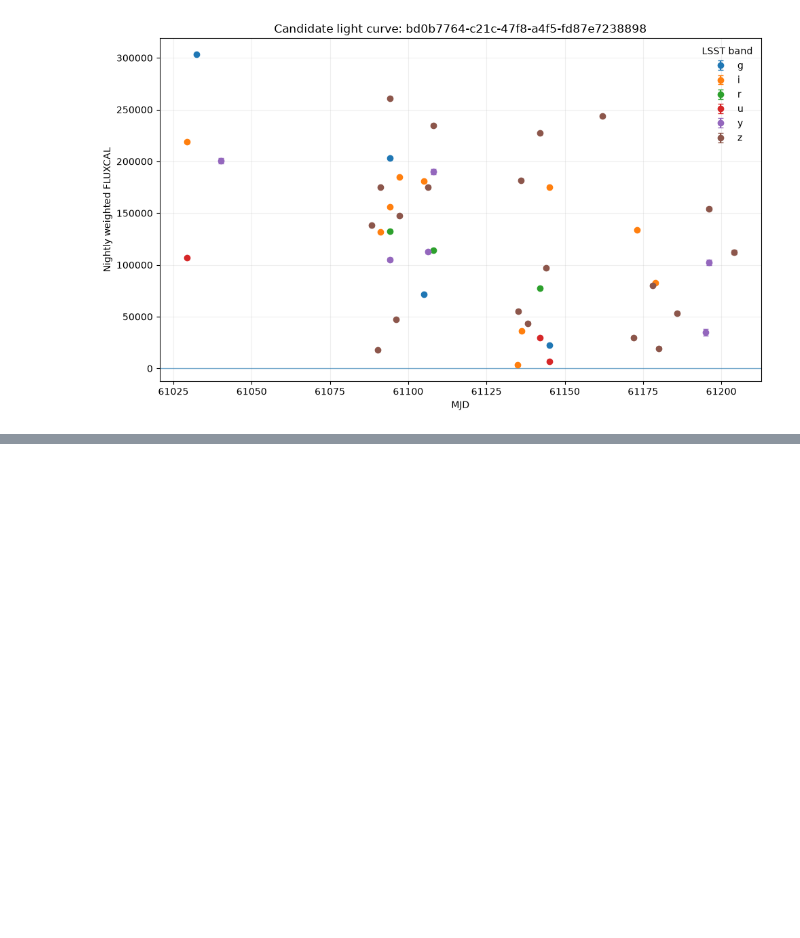
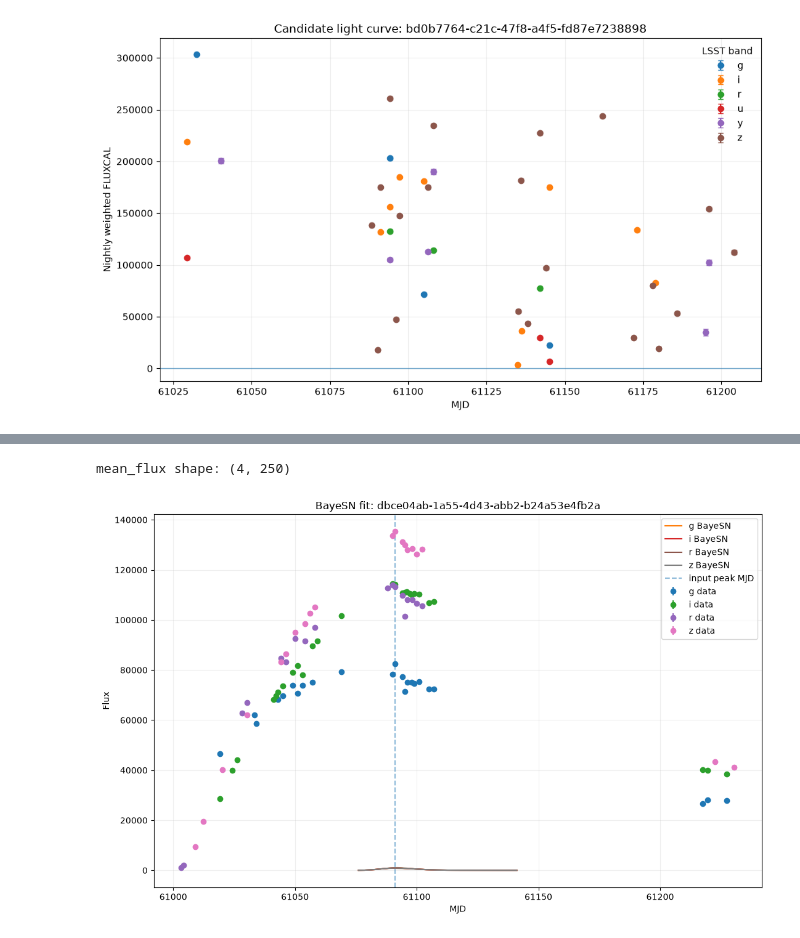
Before and after one commit to jennake/bayesn-lsst-project, a Jupyter notebook: notebooks/alert_fits.ipynb, the cells around one changed output, grey strips where cells are left out. Saved outputs shown, nothing was run; the diff lists cells and outputs as text; code cells hidden in the pictures; blank space fills up the shorter version.

Commit message:
More cuts on alert data, early fits on one possible SN

```diff
--- a/notebooks/alert_fits.ipynb
+++ b/notebooks/alert_fits.ipynb
@@ -867,0 +1061,72 @@ N_POS=29, N_POS_NIGHTS=23, N_POS_BANDS=4, PEAK_SNR=797.9, AMPLITUDE=105205.0
+# %%
+mean_flux = np.asarray(
+    flux_grid.mean(axis=(0, 1))
+)
+
+std_flux = np.asarray(
+    flux_grid.std(axis=(0, 1))
+)
+
+print("mean_flux shape:", mean_flux.shape)
+
+peak_mjd = float(head_row["PEAKMJD"])
+
+mjd_grid = phase + peak_mjd
+# %% [output]
+mean_flux shape: (4, 250)
+# %%
+fig, ax = plt.subplots(figsize=(11, 7))
+
+for i, band in enumerate(observed_bands):
+
+    # -------------------------
+    # observed nightly points
+    # -------------------------
+
+    use = filters == band
+
+    ax.errorbar(
+        t[use],
+        flux[use],
+        yerr=flux_err[use],
+        fmt="o",
+        label=f"{band} data",
+    )
+
+    # -------------------------
+    # BayeSN model
+    # -------------------------
+
+    ax.plot(
+        mjd_grid,
+        mean_flux[i],
+        label=f"{band} BayeSN",
+    )
+
+    ax.fill_between(
+        mjd_grid,
+        mean_flux[i] - std_flux[i],
+        mean_flux[i] + std_flux[i],
+        alpha=0.2,
+    )
+
+ax.axvline(
+    peak_mjd,
+    linestyle="--",
+    alpha=0.5,
+    label="input peak MJD",
+)
+
+ax.set_xlabel("MJD")
+ax.set_ylabel("Flux")
+ax.set_title(
+    "BayeSN fit: dbce04ab-1a55-4d43-abb2-b24a53e4fb2a"
+)
+
+ax.legend()
+ax.grid(alpha=0.2)
+
+plt.tight_layout()
+plt.show()
+# %% [output]
+[figure, added]
```
Also changed, not shown: parts of 33 cells of this notebook, 1 other file.
